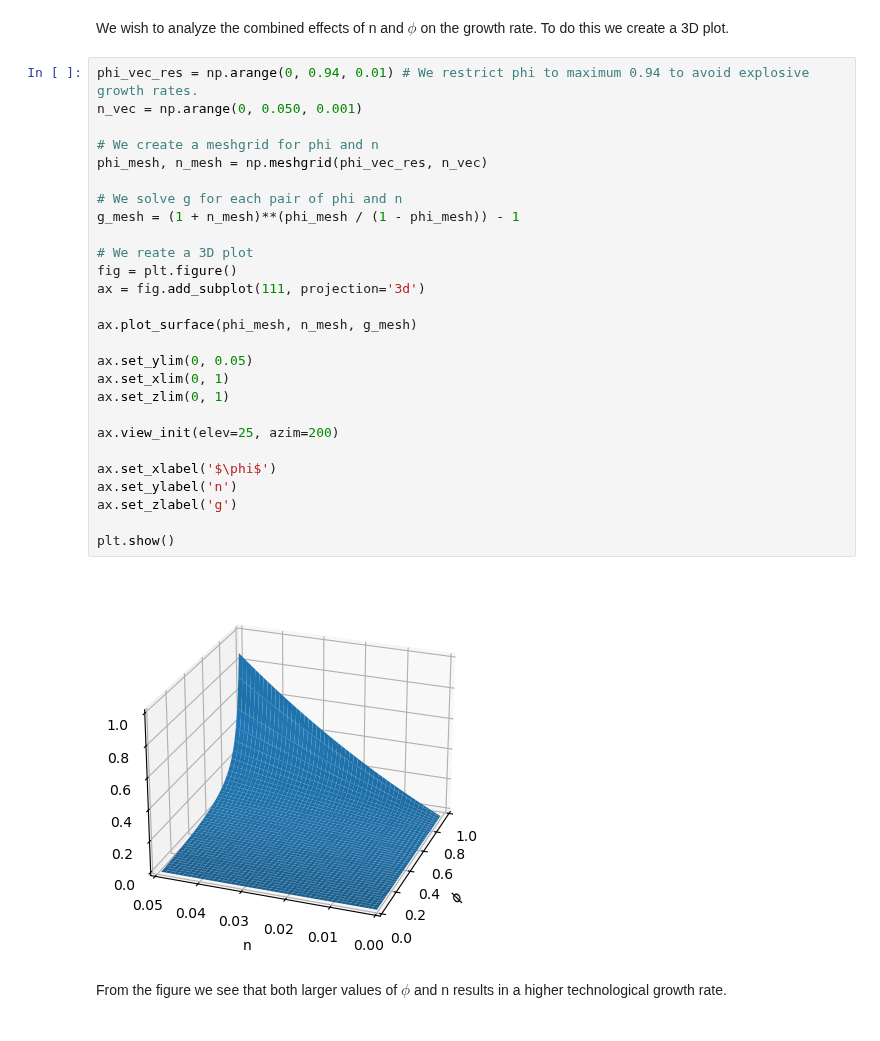
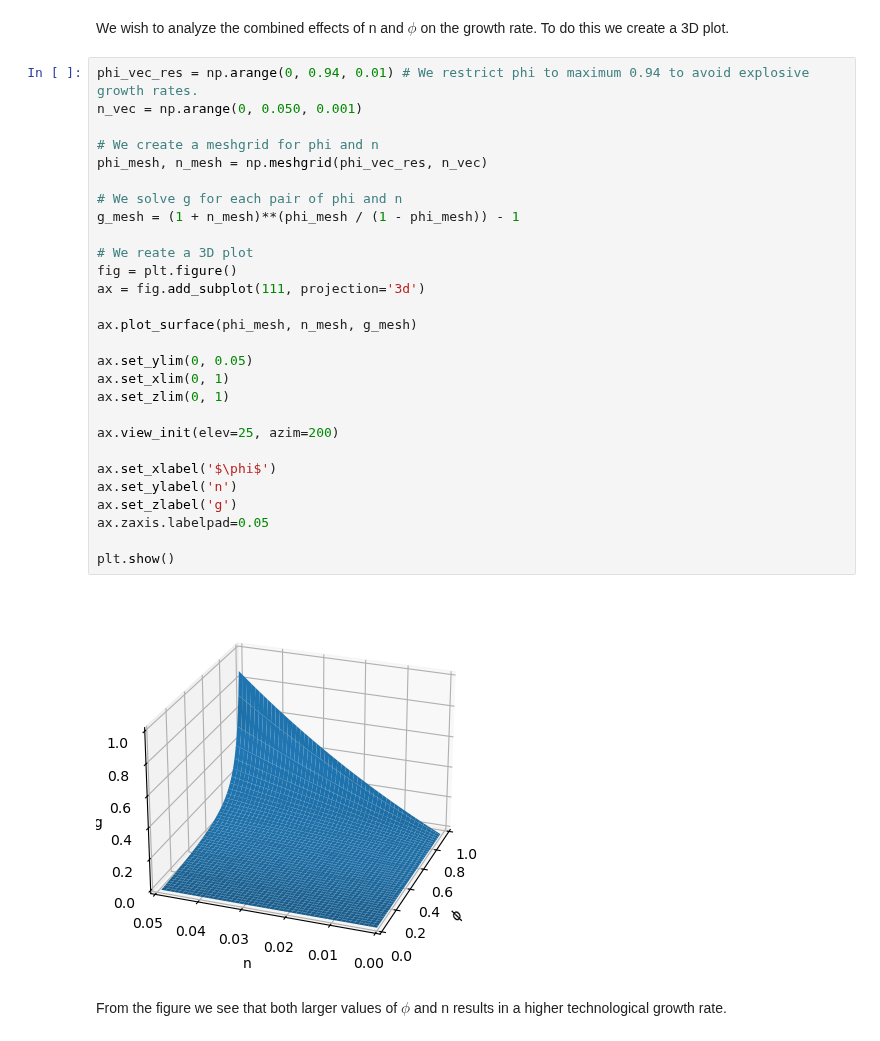
Before and after one commit to NumEconCopenhagen/projects-2024-christoffer-victor, a Jupyter notebook: modelproject/modelproject.ipynb, the cells around one changed output. Drawn from its saved outputs; the diff is of its cells as text.

```diff
--- a/modelproject/modelproject.ipynb
+++ b/modelproject/modelproject.ipynb
@@ -221,32 +224,33 @@ We wish to analyze the combined effects of n and $\phi$ on the growth rate. To d
 # %%
 phi_vec_res = np.arange(0, 0.94, 0.01) # We restrict phi to maximum 0.94 to avoid explosive growth rates.
 n_vec = np.arange(0, 0.050, 0.001)
 
 # We create a meshgrid for phi and n
 phi_mesh, n_mesh = np.meshgrid(phi_vec_res, n_vec)
 
 # We solve g for each pair of phi and n
 g_mesh = (1 + n_mesh)**(phi_mesh / (1 - phi_mesh)) - 1
 
 # We reate a 3D plot
 fig = plt.figure()
 ax = fig.add_subplot(111, projection='3d')
 
 ax.plot_surface(phi_mesh, n_mesh, g_mesh)
 
 ax.set_ylim(0, 0.05)
 ax.set_xlim(0, 1)
 ax.set_zlim(0, 1)
 
 ax.view_init(elev=25, azim=200)
 
 ax.set_xlabel('$\phi$')
 ax.set_ylabel('n')
 ax.set_zlabel('g')
+ax.zaxis.labelpad=0.05
 
 plt.show()
 # %% [output]
-[figure, old version]
+[figure, new version]
 # %% [markdown]
 From the figure we see that both larger values of $\phi$ and n results in a higher technological growth rate.
 # %% [markdown]
```
Also changed, not shown: parts of 2 cells of this notebook.
